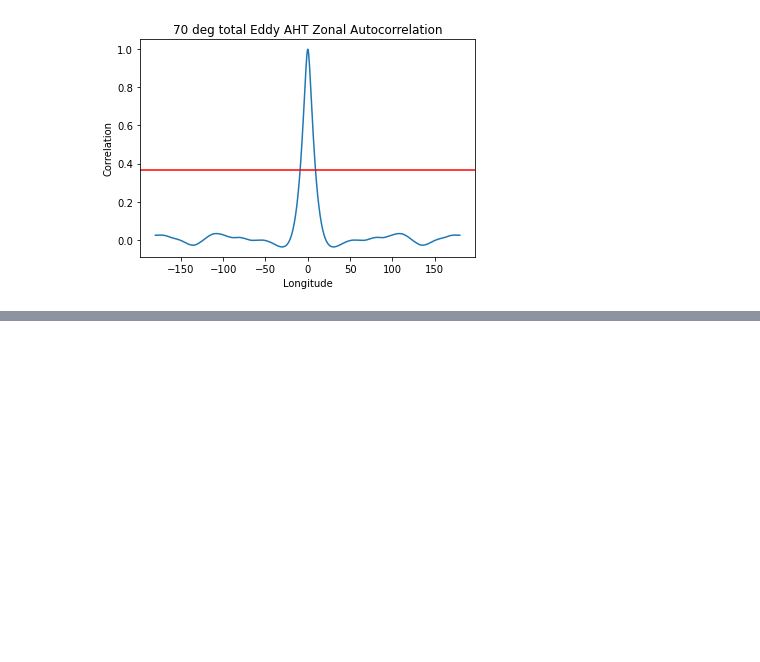
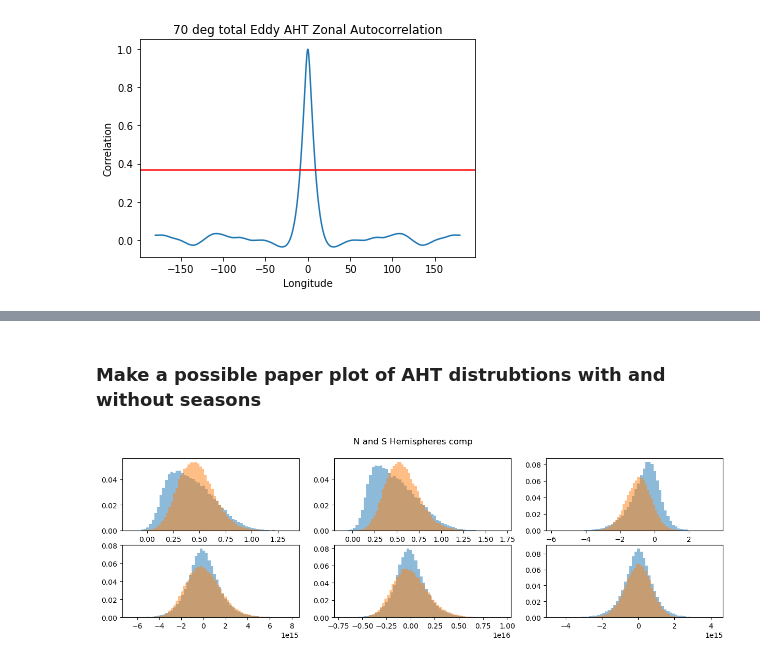
Before and after one commit to tylersc/ERA5_aht, a Jupyter notebook: AHT_distributions.ipynb, the cells around one changed output, grey strips where cells are left out. Drawn from its saved outputs; the diff is of its cells as text; code cells hidden in the pictures; blank space fills up the shorter version.

```diff
--- a/AHT_distributions.ipynb
+++ b/AHT_distributions.ipynb
@@ -373,0 +407,42 @@ plt.title('70 deg N Moist AHT Histograms')
+# %% [markdown]
+### Make a possible paper plot of AHT distrubtions with and without seasons
+# %%
+fig, axs = plt.subplots(2, 3, figsize=(15,4))
+
+which_lat1 = 45
+
+total_aht1n = aht_ds.total_aht.sel(latitude=which_lat1).values.flatten()
+total_aht1s = aht_ds.total_aht.sel(latitude=-which_lat1).values.flatten()
+axs[0,0].hist(total_aht1n, weights=np.ones(len(total_aht1n)) / len(total_aht1n), bins=60, alpha=0.5)
+axs[0,0].hist(-total_aht1s, weights=np.ones(len(total_aht1s)) / len(total_aht1s), bins=60, alpha=0.5)
+
+eddy_aht1n = aht_ds.eddy_aht.sel(latitude=which_lat1).values.flatten()
+eddy_aht1s = aht_ds.eddy_aht.sel(latitude=-which_lat1).values.flatten()
+axs[0,1].hist(eddy_aht1n, weights=np.ones(len(eddy_aht1n)) / len(eddy_aht1n), bins=60, alpha=0.5)
+axs[0,1].hist(-eddy_aht1s, weights=np.ones(len(eddy_aht1s)) / len(eddy_aht1s), bins=60, alpha=0.5)
+
+mmc_aht1n = aht_ds.mmc_aht.sel(latitude=which_lat1).values.flatten()
+mmc_aht1s = aht_ds.mmc_aht.sel(latitude=-which_lat1).values.flatten()
+axs[0,2].hist(mmc_aht1n, weights=np.ones(len(mmc_aht1n)) / len(mmc_aht1n), bins=60, alpha=0.5)
+axs[0,2].hist(-mmc_aht1s, weights=np.ones(len(mmc_aht1s)) / len(mmc_aht1s), bins=60, alpha=0.5)
+
+total_aht1n_ns = aht_ds.total_aht_no_seasons.sel(latitude=which_lat1).values.flatten()
+total_aht1s_ns = aht_ds.total_aht_no_seasons.sel(latitude=-which_lat1).values.flatten()
+axs[1,0].hist(total_aht1n_ns, weights=np.ones(len(total_aht1n_ns)) / len(total_aht1n_ns), bins=60, alpha=0.5)
+axs[1,0].hist(-total_aht1s_ns, weights=np.ones(len(total_aht1s_ns)) / len(total_aht1s_ns), bins=60, alpha=0.5)
+
+eddy_aht1n_ns = aht_ds.eddy_aht_no_seasons.sel(latitude=which_lat1).values.flatten()
+eddy_aht1s_ns = aht_ds.eddy_aht_no_seasons.sel(latitude=-which_lat1).values.flatten()
+axs[1,1].hist(eddy_aht1n_ns, weights=np.ones(len(eddy_aht1n_ns)) / len(eddy_aht1n_ns), bins=60, alpha=0.5)
+axs[1,1].hist(-eddy_aht1s_ns, weights=np.ones(len(eddy_aht1s_ns)) / len(eddy_aht1s_ns), bins=60, alpha=0.5)
+
+mmc_aht1n_ns = aht_ds.mmc_aht_no_seasons.sel(latitude=which_lat1).values.flatten()
+mmc_aht1s_ns = aht_ds.mmc_aht_no_seasons.sel(latitude=-which_lat1).values.flatten()
+axs[1,2].hist(mmc_aht1n_ns, weights=np.ones(len(mmc_aht1n_ns)) / len(mmc_aht1n_ns), bins=60, alpha=0.5)
+axs[1,2].hist(-mmc_aht1s_ns, weights=np.ones(len(mmc_aht1s_ns)) / len(mmc_aht1s_ns), bins=60, alpha=0.5)
+
+plt.suptitle('N and S Hemispheres comp')
+
+plt.show()
+# %% [output]
+[figure, added]
```
Also changed, not shown: parts of 11 cells of this notebook.
